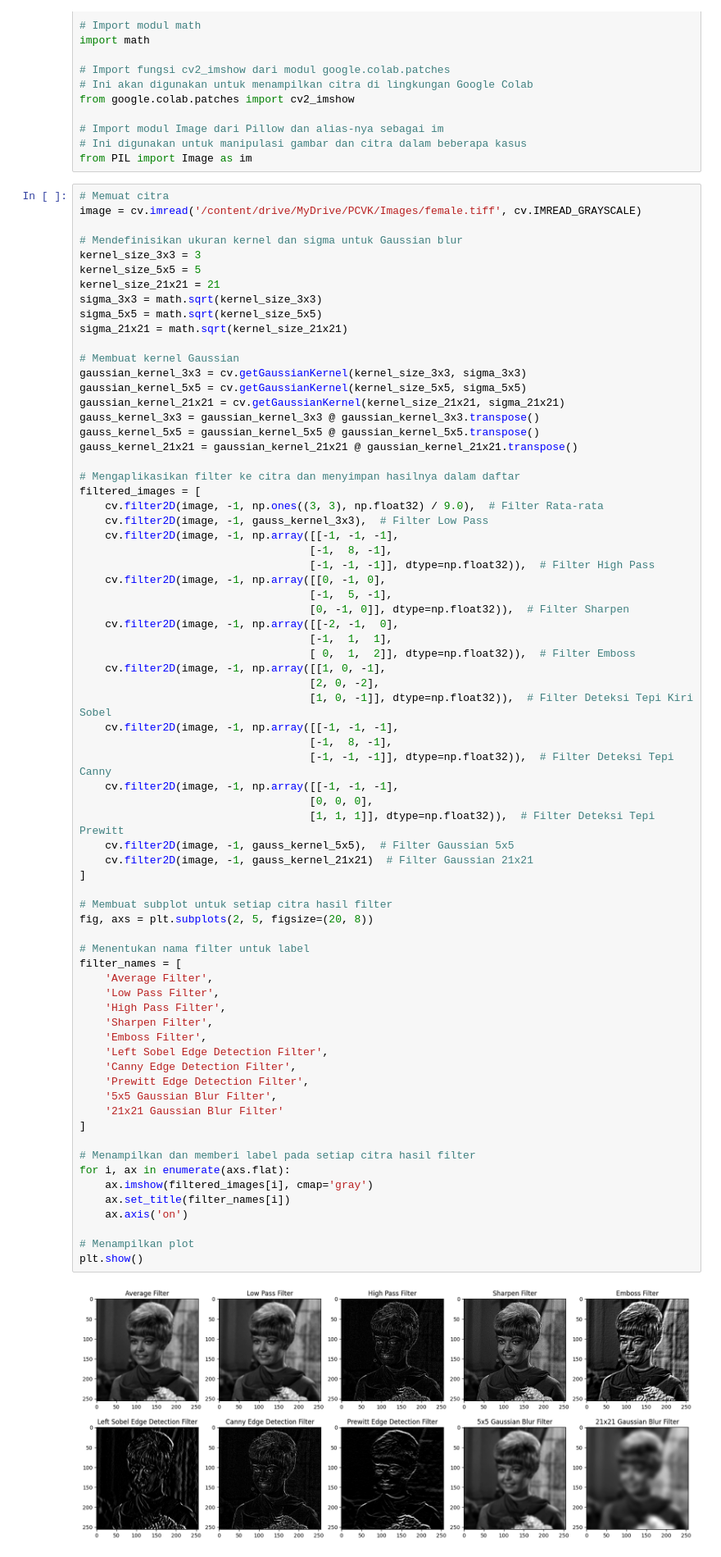
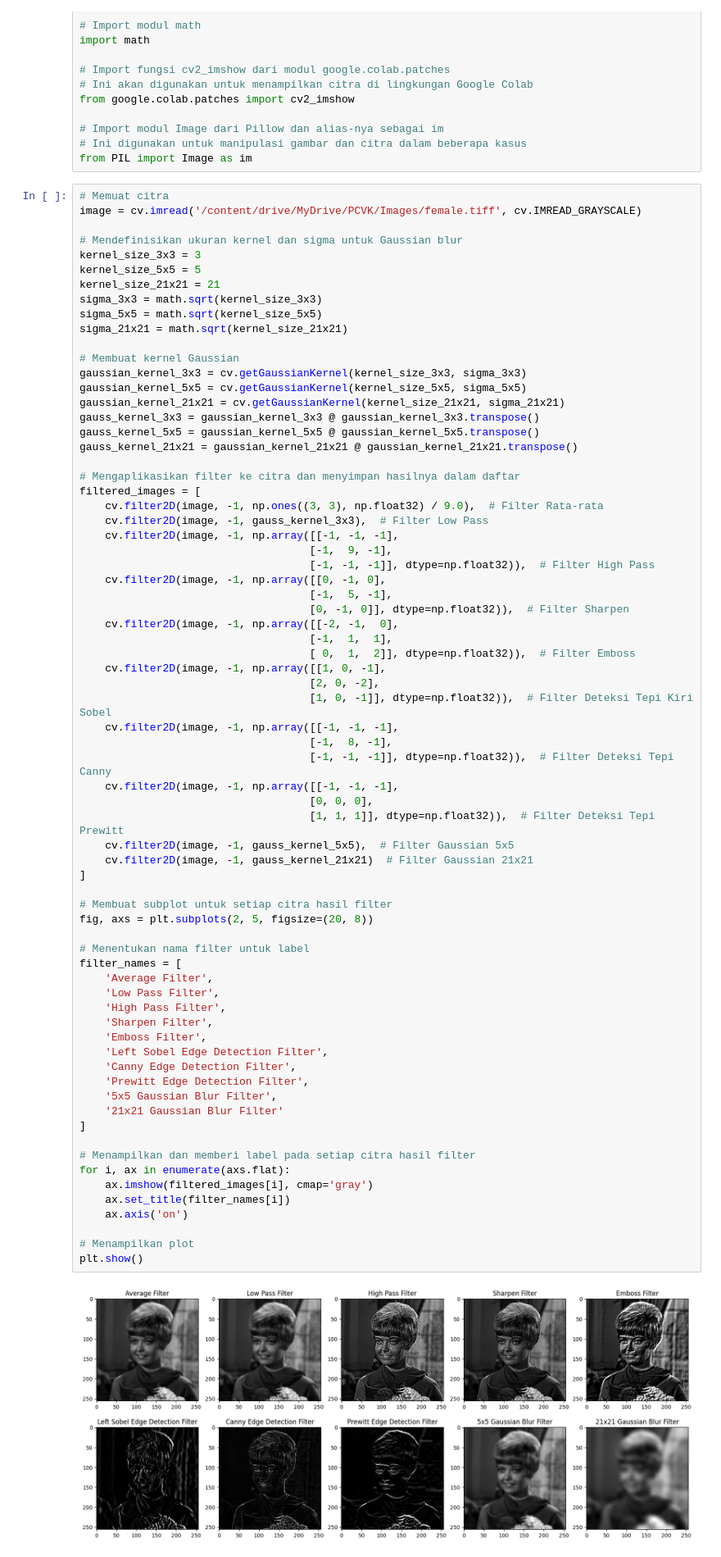
Before and after one commit to MochNad/PCVK_Ganjil_2023, a Jupyter notebook: Week7.ipynb, the cells around one changed output. Shown at 82% size. Drawn from its saved outputs; the diff is of its cells as text.

```diff
--- a/Week7.ipynb
+++ b/Week7.ipynb
@@ -63,7 +63,7 @@ filtered_images = [
     cv.filter2D(image, -1, np.ones((3, 3), np.float32) / 9.0),  # Filter Rata-rata
     cv.filter2D(image, -1, gauss_kernel_3x3),  # Filter Low Pass
     cv.filter2D(image, -1, np.array([[-1, -1, -1],
-                                    [-1,  8, -1],
+                                    [-1,  9, -1],
                                     [-1, -1, -1]], dtype=np.float32)),  # Filter High Pass
     cv.filter2D(image, -1, np.array([[0, -1, 0],
                                     [-1,  5, -1],
@@ -83,31 +83,31 @@ filtered_images = [
     cv.filter2D(image, -1, gauss_kernel_5x5),  # Filter Gaussian 5x5
     cv.filter2D(image, -1, gauss_kernel_21x21)  # Filter Gaussian 21x21
 ]
 
 # Membuat subplot untuk setiap citra hasil filter
 fig, axs = plt.subplots(2, 5, figsize=(20, 8))
 
 # Menentukan nama filter untuk label
 filter_names = [
     'Average Filter',
     'Low Pass Filter',
     'High Pass Filter',
     'Sharpen Filter',
     'Emboss Filter',
     'Left Sobel Edge Detection Filter',
     'Canny Edge Detection Filter',
     'Prewitt Edge Detection Filter',
     '5x5 Gaussian Blur Filter',
     '21x21 Gaussian Blur Filter'
 ]
 
 # Menampilkan dan memberi label pada setiap citra hasil filter
 for i, ax in enumerate(axs.flat):
     ax.imshow(filtered_images[i], cmap='gray')
     ax.set_title(filter_names[i])
     ax.axis('on')
 
 # Menampilkan plot
 plt.show()
 # %% [output]
-[figure, old version]
+[figure, new version]
```
